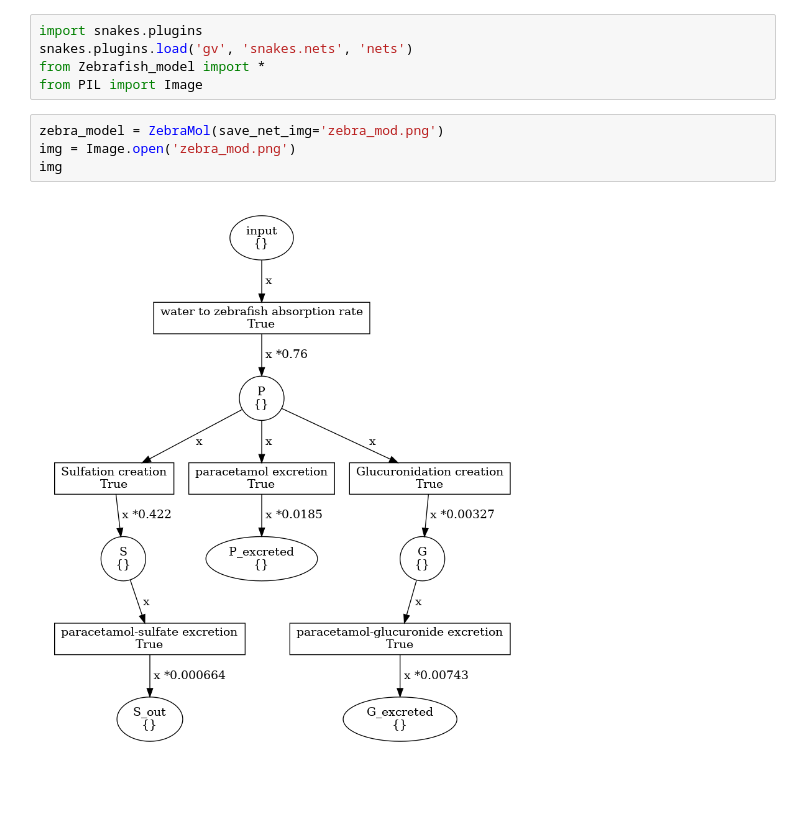
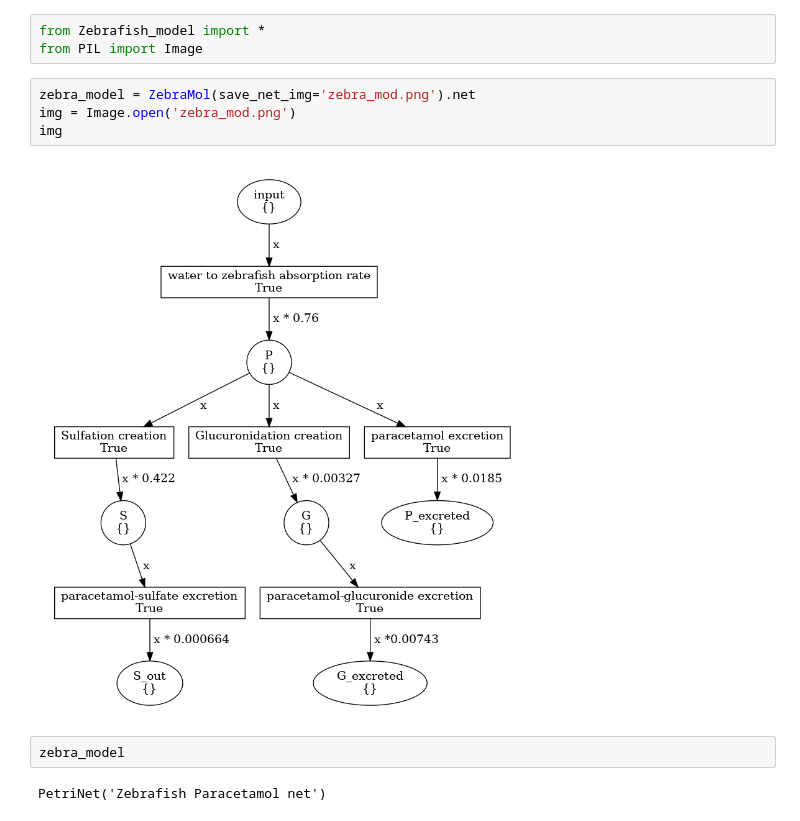
Before and after one commit to OhGreat/pharmacokinetics_with_petri_nets, a Jupyter notebook: testing.ipynb, the cells around one changed output. Drawn from its saved outputs; the diff is of its cells as text; blank space fills up the shorter version.

Commit message:
fix in model imports

```diff
--- a/testing.ipynb
+++ b/testing.ipynb
@@ -1,11 +1,13 @@
 # %%
-import snakes.plugins
-snakes.plugins.load('gv', 'snakes.nets', 'nets')
 from Zebrafish_model import *
 from PIL import Image
 # %%
-zebra_model = ZebraMol(save_net_img='zebra_mod.png')
+zebra_model = ZebraMol(save_net_img='zebra_mod.png').net
 img = Image.open('zebra_mod.png')
 img
 # %% [output]
-[figure, old version]
+[figure, new version]
+# %%
+zebra_model
+# %% [output]
+PetriNet('Zebrafish Paracetamol net')
```
Also changed, not shown: 2 other files.
